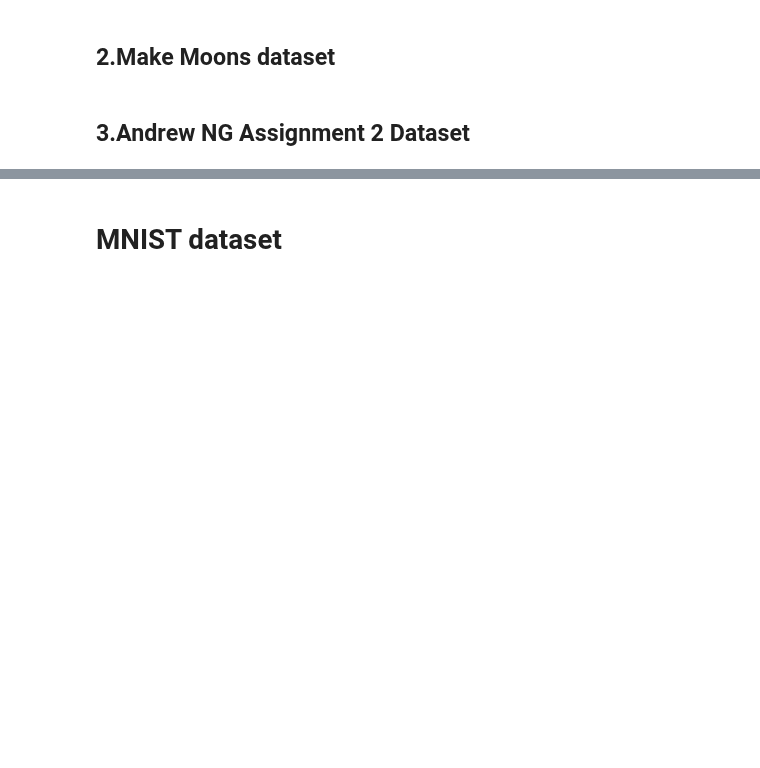
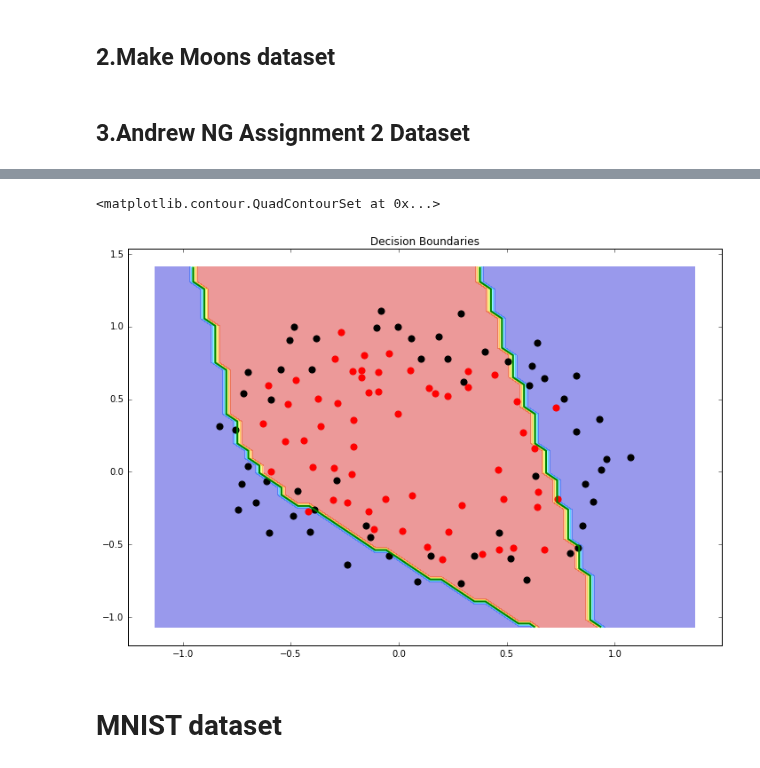
Before and after one commit to mcagriardic/Andrew-NG-Coursera, a Jupyter notebook: ex4/NeuralNetwork_class.ipynb, the cells around one changed output, grey strips where cells are left out. Saved outputs shown, nothing was run; the diff lists cells and outputs as text; code cells hidden in the pictures; blank space fills up the shorter version.

```diff
--- a/ex4/NeuralNetwork_class.ipynb
+++ b/ex4/NeuralNetwork_class.ipynb
@@ -11,7 +11,7 @@ from utility_functions import (calculate_model_performance,
                                plot_ROC,
                                one_hot_encode,
                                split_data_as,
-                               random_shuffle)
+                               grid_search)
 
 
 def get_shapes(any_):
@@ -220,10 +220,9 @@ class NeuralNetwork:
 
         # We substract 1 here as delta_final is calculated seperately above
         for layer in reversed(range(1, self.layers - 1)):
-            # 1 is substracted from layer as activations_functions start indexing from 0
+            # 1 is substracted from layer as activation_functions start indexing from 0
             active_function = self.activation_functions[layer - 1]
             arg_to_pass_to_eval = "(Z[layer], prime=True)"
-
 
             self.delta[layer] = (
                     self.W[layer + 1].T @ self.delta[layer + 1] *
@@ -238,11 +237,8 @@ class NeuralNetwork:
 
         # update the weights
         for layer in range(1, self.layers):
-            cost = calculate_error(Y, A[-1])
-            cost_other = -np.mean(Y * np.log(A[-1] + 1e-8))
             self.W[layer] -= self.alpha * self.gradient_W[layer]
             self.B[layer] -= self.alpha * self.gradient_B[layer]
-
 
     def fit(self, X, Y):
         self.m = X.shape[1] # where (no_of_features, no_of_training_examples)
@@ -304,7 +300,7 @@ class NeuralNetwork:
                 (no_of_training_examples, no_of_features)
         """
         A, Z = self.forwardpass(X)
-        if return_prob_matrix and self.activation_functions[-1] == "softmax":
+        if return_prob_matrix:
             np.set_printoptions(precision=10, suppress=True)
             return A[-1].T
         return np.argmax(A[-1].T, axis=1)
@@ -580,7 +492,7 @@ plt.title('Decision Boundaries')
 # %%
 ex2data2 = np.loadtxt("../ex2/data/ex2data2.txt", delimiter=",")
 
-X = ex2data2[:, :-1]
+x = ex2data2[:, :-1]
 y = ex2data2[:, -1]
 
 X = X.T
@@ -610,0 +506,21 @@ model_performance_metrics
+# %%
+results_dict_all_models, results_average_dict, models = grid_search(
+    x,
+    y,
+    metric='F1',
+    clf=NeuralNetwork,
+    n_fold=3,
+    param_grid_dict={
+        'batch_size': [8, 16, 32],
+        'input_layer': [(2, 'relu'), (2, 'tanh')],
+        'hidden_layer': [
+            [(4,'relu'), (8,'sigmoid'), (16,'relu'), (8,'sigmoid'), (4,'softmax')],
+            [(4,'relu'), (4,'relu'),(4,'softmax')],
+            [(4,'sigmoid'),(4,'softmax')]
+        ],
+        'output_layer': [2],
+        'alpha': [0.5, 2, 4],
+        'verbose': [False],
+        'epoch': [10000]
+    }
+)
@@ -611,29 +565,32 @@ model_performance_metrics
 # %%
 ### Decision Boundaries
 %matplotlib inline
 import matplotlib.pyplot as plt
 X = ex2data2
 
 x1_min, x1_max = X[:, 0].min() - 0.3, X[:, 0].max() + 0.3,
 x2_min, x2_max = X[:, 1].min() - 0.3, X[:, 1].max() + 0.3,
 xx1, xx2 = np.meshgrid(np.linspace(x1_min, x1_max), np.linspace(x2_min, x2_max))
 
 # here "model" is your model's prediction (classification) function
-Z = model.predict(np.c_[xx1.ravel(), xx2.ravel()].T)
+Z = models["model_47"].predict(np.c_[xx1.ravel(), xx2.ravel()].T)
 
 negatives = ex2data2[ex2data2[:, -1] == 0]
 positives = ex2data2[ex2data2[:, -1] == 1]
 
 # Put the result into a color plot
 Z = Z.reshape(xx1.shape)
 plt.figure(figsize=(12,8))
 plt.contourf(xx1, xx2, Z,alpha=0.4)
 #plt.axis('off')
 plt.scatter(negatives[:, 0], negatives[:, 1],s=50, color='k')
 plt.scatter(positives[:, 0], positives[:, 1],s=50, color='r')
 plt.title('Decision Boundaries')
 
 plt.contour(xx1, xx2, Z, [0.5], linewidths=2, colors="g")
+# %% [output]
+<matplotlib.contour.QuadContourSet at 0x...>
+[figure, added]
 # %% [markdown]
 # MNIST dataset
 # %%
```
Also changed, not shown: parts of 16 cells of this notebook.
